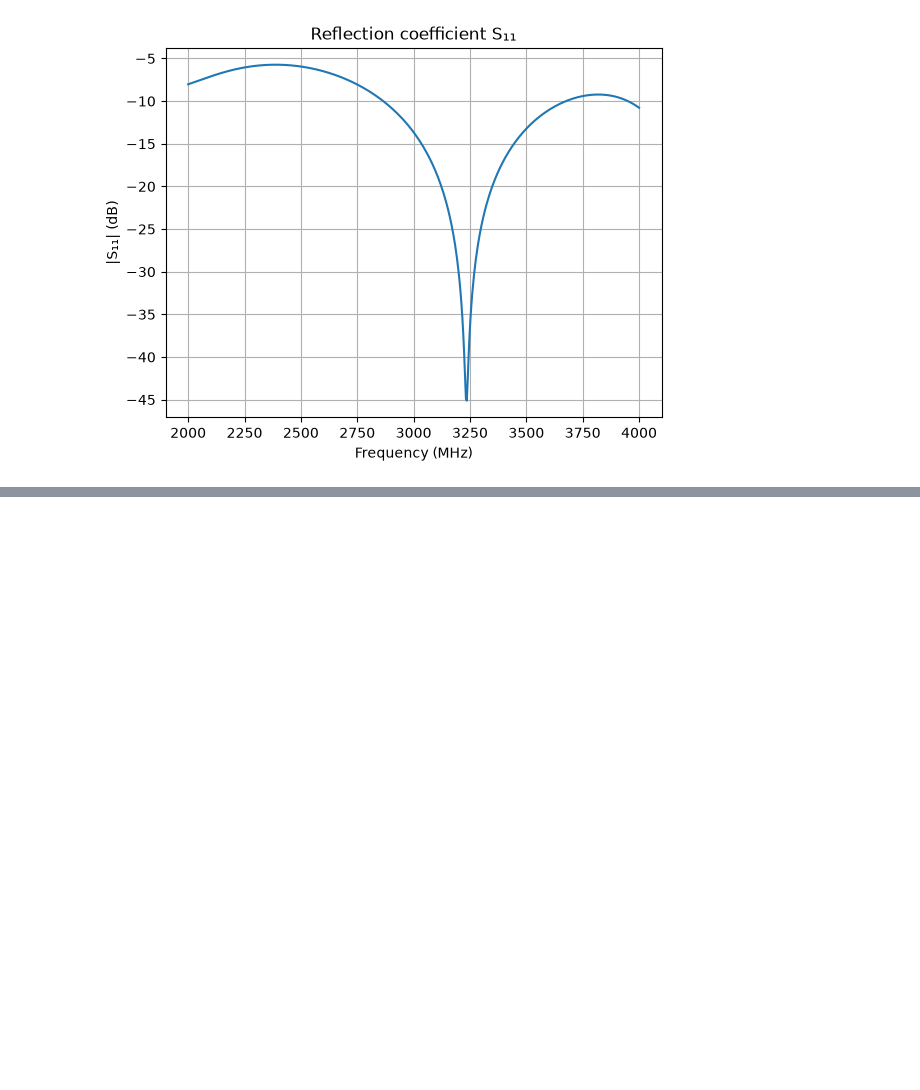
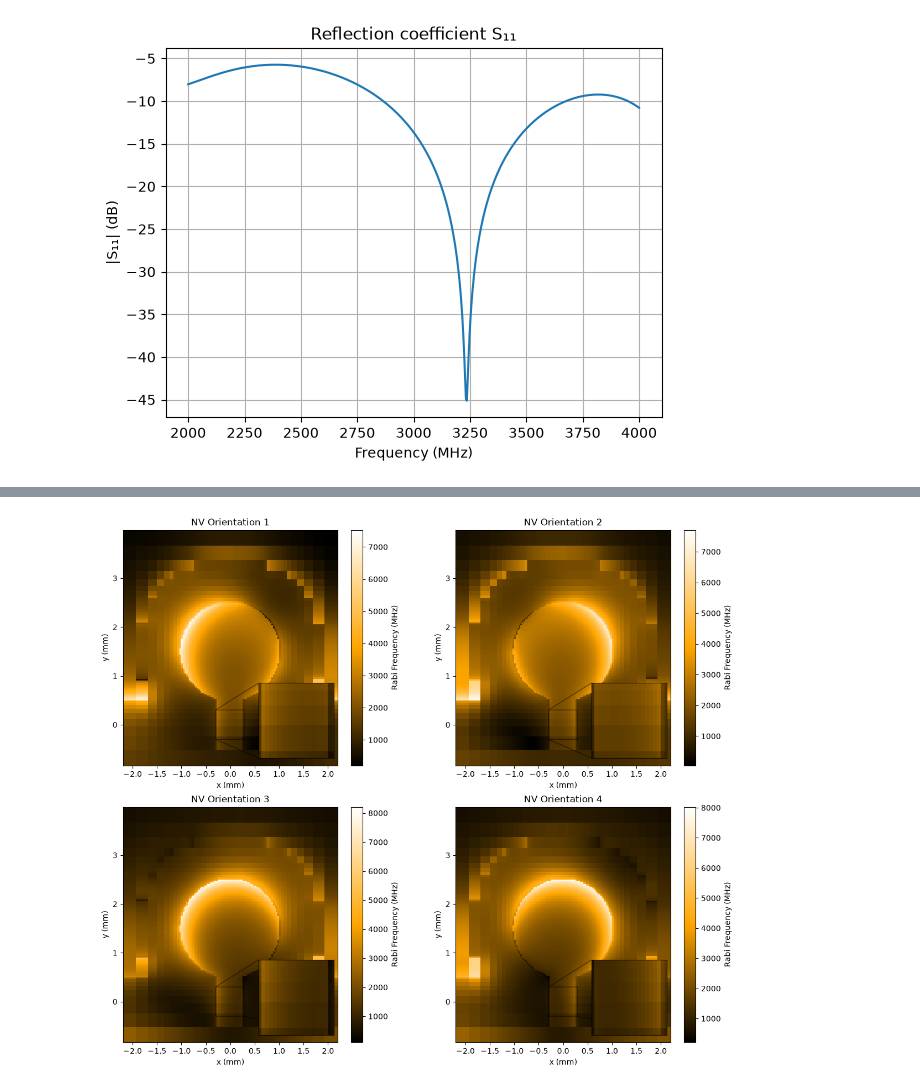
Before and after one commit to vedantkalkotwar/Master_code_file_rabi_freq, a Jupyter notebook: rabi frequency.ipynb, the cells around one changed output, grey strips where cells are left out. Saved outputs shown, nothing was run; the diff lists cells and outputs as text; code cells hidden in the pictures; blank space fills up the shorter version.

Commit message:
updated simulation & Rabi Frequency module

```diff
--- a/rabi frequency.ipynb
+++ b/rabi frequency.ipynb
@@ -28,0 +139,9 @@ with h5py.File(h5_path, 'r') as f:
+# %%
+Sx = qu.jmat(1, 'x')
+Sy = qu.jmat(1, 'y')
+Sz = qu.jmat(1, 'z')
+# %%
+H0 = D * (Sz**2) + gamma * (Bx*Sx + By*Sy + Bz*Sz)
+# %%
+eigenvalues, eigenstates = H0.eigenstates()
+print(eigenvalues,eigenstates)
@@ -28,0 +164,43 @@ with h5py.File(h5_path, 'r') as f:
+# %%
+B = np.stack((Bx_MW, By_MW, Bz_MW))
+
+phase_x = 0
+phase_y = 0
+phase_z = 0
+g, d, b = eigenstates
+Eg, Ed, Eb = eigenvalues
+
+fig, axes = plt.subplots(2, 2, figsize=(12, 10), constrained_layout=True)
+for idx_nv, ax in zip([1, 2, 3, 4], axes.ravel()):
+    RM = get_rotation_matrix_lat(idx_nv)
+    B_rot = np.einsum('ij,jkl->ikl', RM, B)
+    Bx = B_rot[0]
+    By = B_rot[1]
+    Bz = B_rot[2]
+    Ny, Nx = Bx.shape
+    R = np.zeros((Ny, Nx))
+    for iy in range(Ny):
+        for ix in range(Nx):
+            Hmw = gamma * (Bx[iy, ix] * np.exp(1j * phase_x) * Sx +
+                           By[iy, ix] * np.exp(1j * phase_y) * Sy +
+                           Bz[iy, ix] * np.exp(1j * phase_z) * Sz)
+            R[iy, ix] = np.abs(g.dag() * Hmw * d)
+    pcm = ax.pcolormesh(x,y,R/1e6,shading="auto",cmap=orange_cmap)
+    ax.set_title(f"NV Orientation {idx_nv}")
+    ax.set_xlabel("x (mm)")
+    ax.set_ylabel("y (mm)")
+    ax.set_aspect("equal")
+    fig.colorbar(pcm,ax=ax,label="Rabi Frequency (MHz)")
+    axins = inset_axes(ax, width="35%", height="35%", loc="lower right")
+    x1, x2 = -0.3, 0.3
+    y1, y2 = -0.3, 0.3
+    pcm2 = axins.pcolormesh(x,y,R/1e6,shading="auto",cmap=orange_cmap)
+    axins.set_xlim(x1, x2)
+    axins.set_ylim(y1, y2)
+    axins.set_xticks([])
+    axins.set_yticks([])
+    axins.set_aspect("equal")
+    ax.indicate_inset_zoom(axins, edgecolor="black")
+plt.show()
+# %% [output]
+[figure, added]
```
Also changed, not shown: parts of 7 cells of this notebook, 10 other files.
